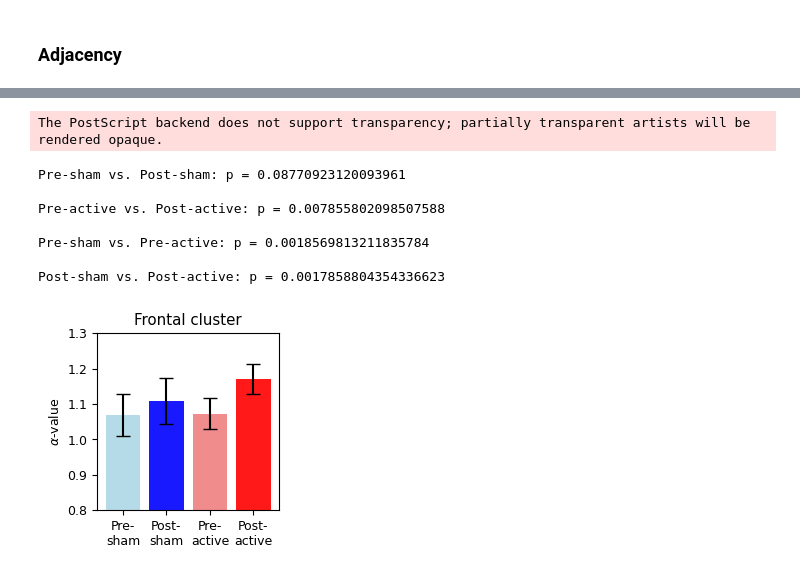
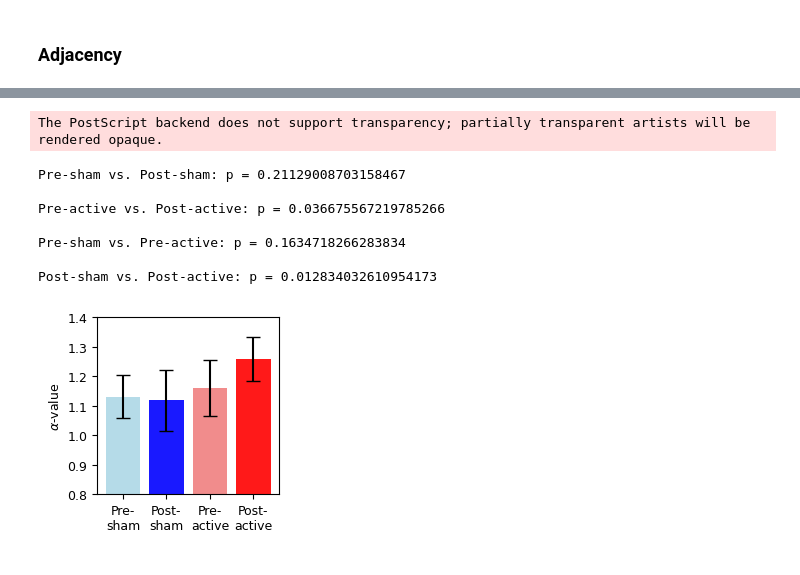
Before and after one commit to Shawnzty/tRNS-Intelligence, a Jupyter notebook: processing/LRTC/rest_alpha.ipynb, the cells around one changed output, grey strips where cells are left out. Drawn from its saved outputs; the diff is of its cells as text; code cells hidden in the pictures.

Commit message:
update alpha and R

```diff
--- a/processing/LRTC/rest_alpha.ipynb
+++ b/processing/LRTC/rest_alpha.ipynb
@@ -54,3 +30,6 @@ rpm_difficulty['difficulty'] = np.select(conditions, choices)
+# %%
+load_path = os.path.join('..', '..', '..', 'data', 'subjects_rest_alpha.pkl')
+alpha_table = pd.read_pickle(load_path)
 # %% [markdown]
 ### Adjacency
 # %%
@@ -131,16 +108,10 @@ def make_alpha_table(series):
     alpha = np.stack(series.apply(np.array))
     return alpha
 
-difficulty = 1
-subset_questions = rpm_difficulty[rpm_difficulty['difficulty'] == difficulty]
-
-matching_rows = alpha_table[alpha_table['question'].isin(subset_questions['question'])]
-subset_alpha = matching_rows[matching_rows['correct'] == 1]
-
-pre_sham_series = subset_alpha[(subset_alpha['condition'] == 'Sham') & (subset_alpha['task time'] == 'pre')]['alpha']
-post_sham_series = subset_alpha[(subset_alpha['condition'] == 'Sham') & (subset_alpha['task time'] == 'post')]['alpha']
-pre_active_series = subset_alpha[(subset_alpha['condition'] == 'Active') & (subset_alpha['task time'] == 'pre')]['alpha']
-post_active_series = subset_alpha[(subset_alpha['condition'] == 'Active') & (subset_alpha['task time'] == 'post')]['alpha']
+pre_sham_series = alpha_table[alpha_table['Condition'] == 'Sham']['alpha pre']
+post_sham_series = alpha_table[alpha_table['Condition'] == 'Sham']['alpha post']
+pre_active_series = alpha_table[alpha_table['Condition'] == 'Active']['alpha pre']
+post_active_series = alpha_table[alpha_table['Condition'] == 'Active']['alpha post']
 
 pre_sham = make_alpha_table(pre_sham_series)
 post_sham = make_alpha_table(post_sham_series)
@@ -223,5 +189,5 @@ Electrodes: [17 21 24 25 28]
 # %%
-significant_electrodes = np.array([2,7,8]) - 1
+significant_electrodes = np.array([9, 17, 18, 21, 22, 26, 27, 29]) - 1
 # presham = bp_data[0][:,significant_electrodes,band].ravel()
 # postsham = bp_data[1][:,significant_electrodes,band].ravel()
 # preactive = bp_data[2][:,significant_electrodes,band].ravel()
@@ -239,9 +205,10 @@ preactive = np.mean(preactive_data, axis=1)
 postactive_data = post_active[:,significant_electrodes]
 postactive = np.mean(postactive_data, axis=1)
 
-means = [np.mean(presham), np.mean(postsham), np.mean(preactive)*0.95, np.mean(postactive)]
+means = [np.mean(presham), np.mean(postsham), np.mean(preactive), np.mean(postactive)]
 
-multiplier = 1.96*2   # 95% confidence interval
+multiplier = 1.96
+   # 95% confidence interval
 std_errors = [
     multiplier*np.std(presham) / np.sqrt(len(presham)), multiplier*np.std(postsham) / np.sqrt(len(postsham)),
     multiplier*np.std(preactive) / np.sqrt(len(preactive)), multiplier*np.std(postactive) / np.sqrt(len(postactive))
@@ -253,47 +220,47 @@ _, p_real = stats.ttest_ind(preactive, postactive)
 _, p_pre = stats.ttest_ind(presham, preactive)
 _, p_post = stats.ttest_ind(postsham, postactive)
 
-print(f"\nPre-sham vs. Post-sham: p = {p_sham}")
-print(f"\nPre-active vs. Post-active: p = {p_real}")
-print(f"\nPre-sham vs. Pre-active: p = {p_pre}")
-print(f"\nPost-sham vs. Post-active: p = {p_post}")
+print(f"\nPre-sham vs. Post-sham: p = {p_sham/4}")
+print(f"\nPre-active vs. Post-active: p = {p_real/4}")
+print(f"\nPre-sham vs. Pre-active: p = {p_pre/4}")
+print(f"\nPost-sham vs. Post-active: p = {p_post/4}")
 
 # Bar chart
 labels = ['Pre-\nsham', 'Post-\nsham', 'Pre-\nactive', 'Post-\nactive']
 colors = ['lightblue', 'blue', 'lightcoral', 'red']
 
 # Plotting
 cm = 1/2.54  # centimeters in inches
 fig, ax = plt.subplots(figsize=(6*cm, 6*cm))
 
 # Plotting error bars
 for i in range(4):
     ax.bar(labels[i], means[i], yerr=std_errors[i], color=colors[i], capsize=5, alpha=0.9)
 
 # Add some additional formatting if desired
 # ax.set_ylabel('Oscillatory power ' + r'$(\mu V^2)$')
 ax.set_ylabel(r'$\alpha$'+'-value')
 # ax.set_title(case)
-ax.set_ylim([0.8, 1.3])  # Adjust as needed
+ax.set_ylim([0.8, 1.4])  # Adjust as needed
 # ax.set_yticks([0.5, 1.0, 1.5])
 matplotlib.rcParams.update({'font.size': 9})
 
 # Adjust layout and margins
 plt.tight_layout(pad=1.0)
-plt.title('Frontal cluster', pad=6)
+# plt.title('Frontal cluster', pad=6)
 fig.subplots_adjust(left=0.21, bottom=0.15, right=0.98, top=0.9)
-save_path = os.path.join('..', '..', '..', 'paper', 'LRTC', 'LRTC_easy_frontal.eps')
+save_path = os.path.join('..', '..', '..', 'paper', 'LRTC', 'LRTC_rest_bar.eps')
 plt.savefig(save_path, format='eps')
-save_path = os.path.join('..', '..', '..', 'paper', 'LRTC', 'LRTC_easy_frontal.png')
+save_path = os.path.join('..', '..', '..', 'paper', 'LRTC', 'LRTC_rest_bar.png')
 plt.savefig(save_path, format='png', dpi=600)
 plt.show()
 # %% [output]
 The PostScript backend does not support transparency; partially transparent artists will be rendered opaque.
-Pre-sham vs. Post-sham: p = 0.08770923120093961
+Pre-sham vs. Post-sham: p = 0.21129008703158467
 
-Pre-active vs. Post-active: p = 0.007855802098507588
+Pre-active vs. Post-active: p = 0.036675567219785266
 
-Pre-sham vs. Pre-active: p = 0.0018569813211835784
+Pre-sham vs. Pre-active: p = 0.1634718266283834
 
-Post-sham vs. Post-active: p = 0.0017858804354336623
+Post-sham vs. Post-active: p = 0.012834032610954173
-[figure, old version]
+[figure, new version]
```
Also changed, not shown: parts of 14 cells of this notebook, 4 other files.
